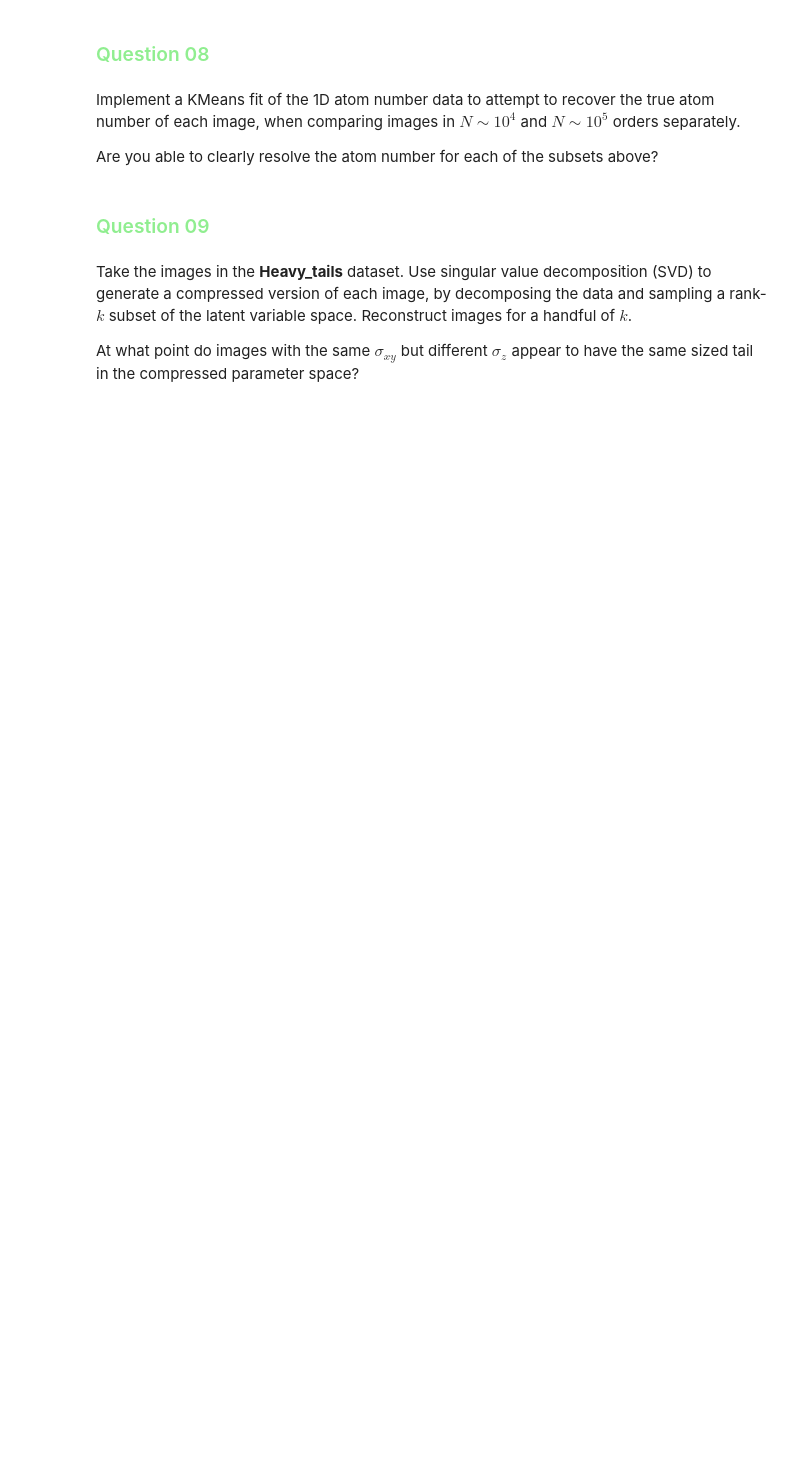
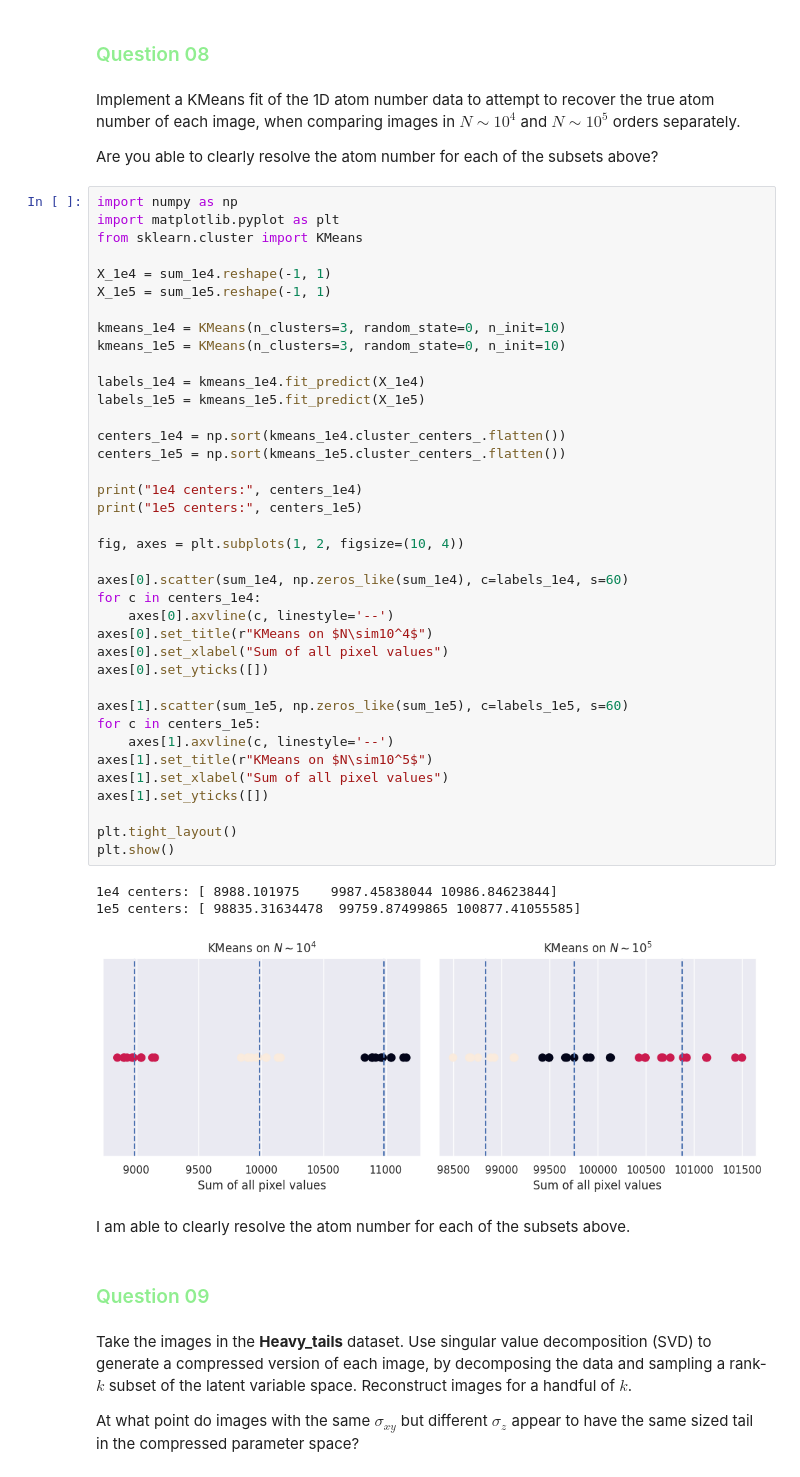
Before and after one commit to Ericlai2006/code, a Jupyter notebook: _sources/projects/Project_01_AberratedImages.ipynb, the cells around one changed output. Saved outputs shown, nothing was run; the diff lists cells and outputs as text; blank space fills up the shorter version.

```diff
--- a/_sources/projects/Project_01_AberratedImages.ipynb
+++ b/_sources/projects/Project_01_AberratedImages.ipynb
@@ -146,6 +216,50 @@ How are these histograms distinct from each other?
 Implement a KMeans fit of the 1D atom number data to attempt to recover the true atom number of each image, when comparing images in $N\sim10^4$ and $N\sim10^5$ orders separately.
 
 Are you able to clearly resolve the atom number for each of the subsets above?
+# %%
+import numpy as np
+import matplotlib.pyplot as plt
+from sklearn.cluster import KMeans
+
+X_1e4 = sum_1e4.reshape(-1, 1)
+X_1e5 = sum_1e5.reshape(-1, 1)
+
+kmeans_1e4 = KMeans(n_clusters=3, random_state=0, n_init=10)
+kmeans_1e5 = KMeans(n_clusters=3, random_state=0, n_init=10)
+
+labels_1e4 = kmeans_1e4.fit_predict(X_1e4)
+labels_1e5 = kmeans_1e5.fit_predict(X_1e5)
+
+centers_1e4 = np.sort(kmeans_1e4.cluster_centers_.flatten())
+centers_1e5 = np.sort(kmeans_1e5.cluster_centers_.flatten())
+
+print("1e4 centers:", centers_1e4)
+print("1e5 centers:", centers_1e5)
+
+fig, axes = plt.subplots(1, 2, figsize=(10, 4))
+
+axes[0].scatter(sum_1e4, np.zeros_like(sum_1e4), c=labels_1e4, s=60)
+for c in centers_1e4:
+    axes[0].axvline(c, linestyle='--')
+axes[0].set_title(r"KMeans on $N\sim10^4$")
+axes[0].set_xlabel("Sum of all pixel values")
+axes[0].set_yticks([])
+
+axes[1].scatter(sum_1e5, np.zeros_like(sum_1e5), c=labels_1e5, s=60)
+for c in centers_1e5:
+    axes[1].axvline(c, linestyle='--')
+axes[1].set_title(r"KMeans on $N\sim10^5$")
+axes[1].set_xlabel("Sum of all pixel values")
+axes[1].set_yticks([])
+
+plt.tight_layout()
+plt.show()
+# %% [output]
+1e4 centers: [ 8988.101975    9987.45838044 10986.84623844]
+1e5 centers: [ 98835.31634478  99759.87499865 100877.41055585]
+[figure, added]
+# %% [markdown]
+I am able to clearly resolve the atom number for each of the subsets above.
 # %% [markdown]
 ### <span style="color:LightGreen">Question 09</span>
 # %% [markdown]
```
Also changed, not shown: parts of 17 cells of this notebook.
